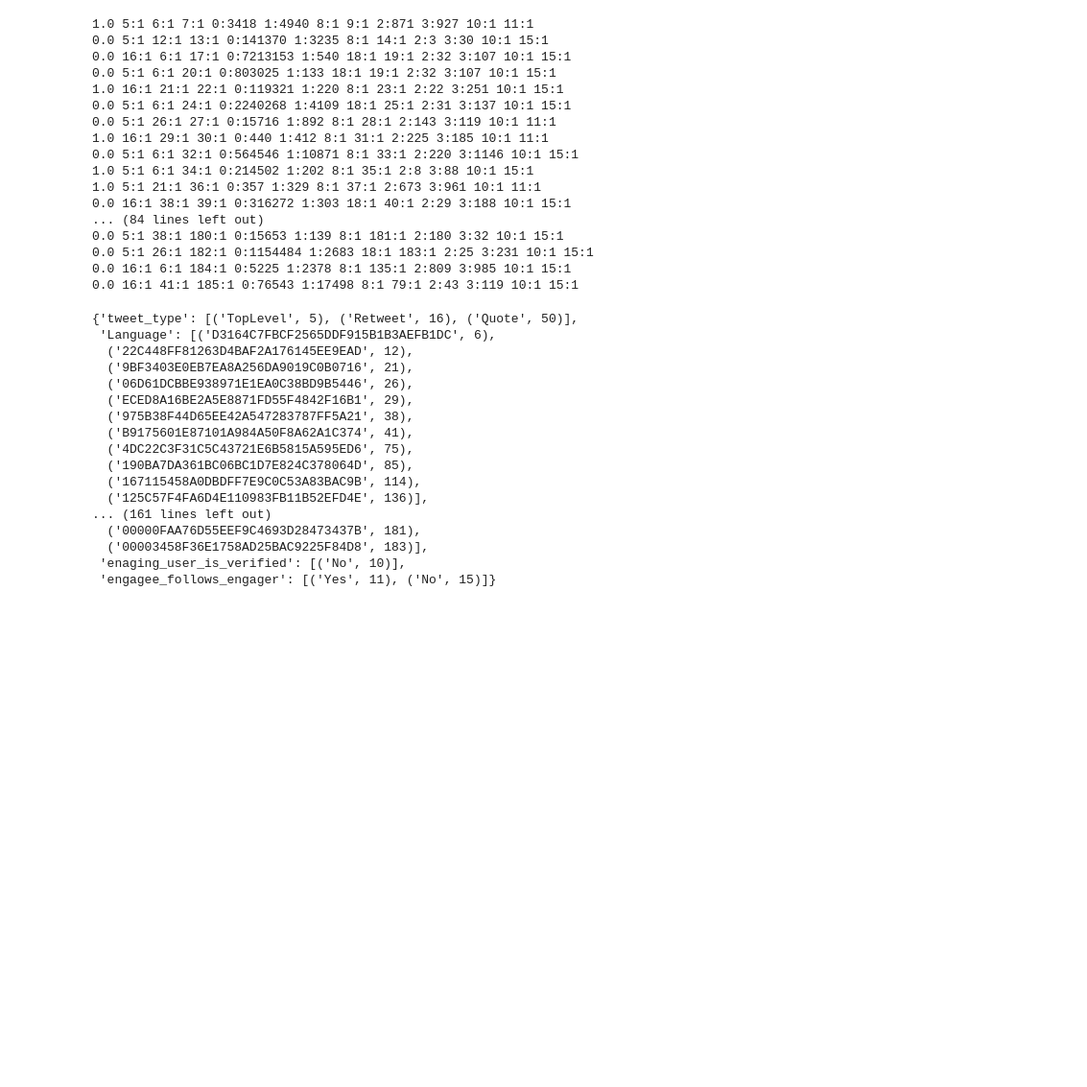
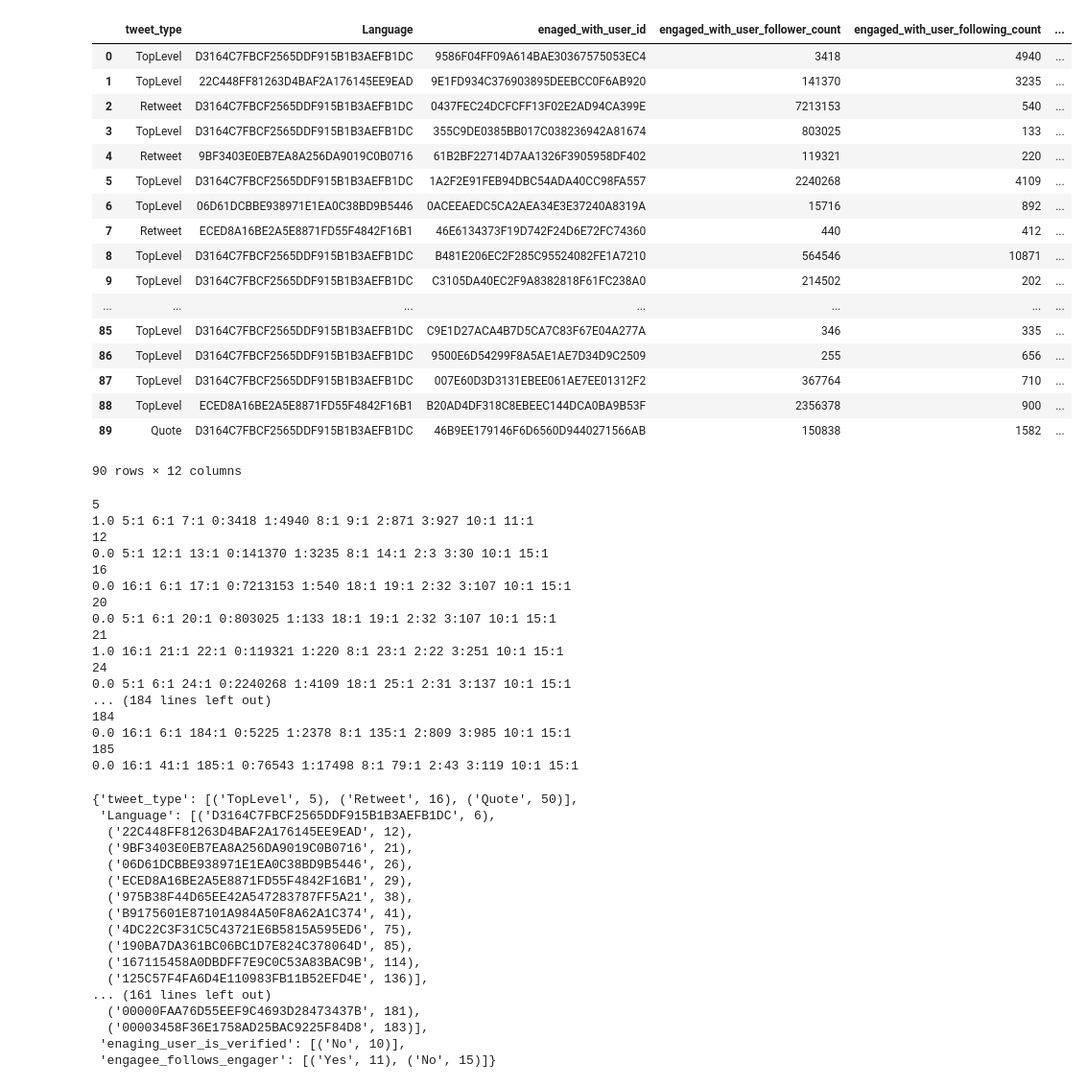
Before and after one commit to sumitsidana/recsys_challenge_2020, a Jupyter notebook: classification_type_models/create_libsvm_input.ipynb, the cells around one changed output. Shown at 96% size. Cells and saved outputs as stored; diff of their text form; code cells hidden in the pictures; blank space fills up the shorter version.

```diff
--- a/classification_type_models/create_libsvm_input.ipynb
+++ b/classification_type_models/create_libsvm_input.ipynb
@@ -65,31 +70,52 @@ def construct_line(row, columns, dtypes, string_dict, categorical_index, f_train
+# %%
+train_set
+# %% [output]
+|  | tweet_type | Language | enaged_with_user_id | engaged_with_user_follower_count | engaged_with_user_following_count | ... |
+| 0 | TopLevel | D3164C7FBCF2565DDF915B1B3AEFB1DC | 9586F04FF09A614BAE30367575053EC4 | 3418 | 4940 | ... |
+| 1 | TopLevel | 22C448FF81263D4BAF2A176145EE9EAD | 9E1FD934C376903895DEEBCC0F6AB920 | 141370 | 3235 | ... |
+| 2 | Retweet | D3164C7FBCF2565DDF915B1B3AEFB1DC | 0437FEC24DCFCFF13F02E2AD94CA399E | 7213153 | 540 | ... |
+| 3 | TopLevel | D3164C7FBCF2565DDF915B1B3AEFB1DC | 355C9DE0385BB017C038236942A81674 | 803025 | 133 | ... |
+| 4 | Retweet | 9BF3403E0EB7EA8A256DA9019C0B0716 | 61B2BF22714D7AA1326F3905958DF402 | 119321 | 220 | ... |
+| 5 | TopLevel | D3164C7FBCF2565DDF915B1B3AEFB1DC | 1A2F2E91FEB94DBC54ADA40CC98FA557 | 2240268 | 4109 | ... |
+| 6 | TopLevel | 06D61DCBBE938971E1EA0C38BD9B5446 | 0ACEEAEDC5CA2AEA34E3E37240A8319A | 15716 | 892 | ... |
+| 7 | Retweet | ECED8A16BE2A5E8871FD55F4842F16B1 | 46E6134373F19D742F24D6E72FC74360 | 440 | 412 | ... |
+| 8 | TopLevel | D3164C7FBCF2565DDF915B1B3AEFB1DC | B481E206EC2F285C95524082FE1A7210 | 564546 | 10871 | ... |
+| 9 | TopLevel | D3164C7FBCF2565DDF915B1B3AEFB1DC | C3105DA40EC2F9A8382818F61FC238A0 | 214502 | 202 | ... |
+| ... | ... | ... | ... | ... | ... | ... |
+| 85 | TopLevel | D3164C7FBCF2565DDF915B1B3AEFB1DC | C9E1D27ACA4B7D5CA7C83F67E04A277A | 346 | 335 | ... |
+| 86 | TopLevel | D3164C7FBCF2565DDF915B1B3AEFB1DC | 9500E6D54299F8A5AE1AE7D34D9C2509 | 255 | 656 | ... |
+| 87 | TopLevel | D3164C7FBCF2565DDF915B1B3AEFB1DC | 007E60D3D3131EBEE061AE7EE01312F2 | 367764 | 710 | ... |
+| 88 | TopLevel | ECED8A16BE2A5E8871FD55F4842F16B1 | B20AD4DF318C8EBEEC144DCA0BA9B53F | 2356378 | 900 | ... |
+| 89 | Quote | D3164C7FBCF2565DDF915B1B3AEFB1DC | 46B9EE179146F6D6560D9440271566AB | 150838 | 1582 | ... |
+90 rows × 12 columns
 # %%
 cnames_numerical = list(train_set.select_dtypes(exclude=['object', 'bool']).columns)
 categorical_index = len(cnames_numerical) # Categorical indices start from here.
 cnames_categorical = list(train_set.select_dtypes(include=['object', 'bool']).columns)
 string_dict = {k: [] for k in cnames_categorical}
 f_train_set = open("train_set.csv", 'a')
-train_set.apply(lambda x : construct_line(x, train_set.columns, train_set.dtypes, string_dict, categorical_index, f_train_set), axis = 1)
+train_set.apply(lambda x : construct_line(x, train_set.columns, train_set.dtypes, string_dict, f_train_set), axis = 1)
 f_train_set.close()
 f_val_set = open("val_set.csv", 'a')
-val_set.apply(lambda x : construct_line(x, val_set.columns, val_set.dtypes, string_dict, categorical_index, f_val_set), axis = 1)
+categorical_index = val_set.apply(lambda x : construct_line(x, val_set.columns, val_set.dtypes, string_dict, f_val_set), axis = 1)
 f_val_set.close()
 # %% [output]
+5
 1.0 5:1 6:1 7:1 0:3418 1:4940 8:1 9:1 2:871 3:927 10:1 11:1
+12
 0.0 5:1 12:1 13:1 0:141370 1:3235 8:1 14:1 2:3 3:30 10:1 15:1
+16
 0.0 16:1 6:1 17:1 0:7213153 1:540 18:1 19:1 2:32 3:107 10:1 15:1
+20
 0.0 5:1 6:1 20:1 0:803025 1:133 18:1 19:1 2:32 3:107 10:1 15:1
+21
 1.0 16:1 21:1 22:1 0:119321 1:220 8:1 23:1 2:22 3:251 10:1 15:1
+24
 0.0 5:1 6:1 24:1 0:2240268 1:4109 18:1 25:1 2:31 3:137 10:1 15:1
-0.0 5:1 26:1 27:1 0:15716 1:892 8:1 28:1 2:143 3:119 10:1 11:1
-1.0 16:1 29:1 30:1 0:440 1:412 8:1 31:1 2:225 3:185 10:1 11:1
-0.0 5:1 6:1 32:1 0:564546 1:10871 8:1 33:1 2:220 3:1146 10:1 15:1
-1.0 5:1 6:1 34:1 0:214502 1:202 8:1 35:1 2:8 3:88 10:1 15:1
-1.0 5:1 21:1 36:1 0:357 1:329 8:1 37:1 2:673 3:961 10:1 11:1
-0.0 16:1 38:1 39:1 0:316272 1:303 18:1 40:1 2:29 3:188 10:1 15:1
-... (84 lines left out)
-0.0 5:1 38:1 180:1 0:15653 1:139 8:1 181:1 2:180 3:32 10:1 15:1
-0.0 5:1 26:1 182:1 0:1154484 1:2683 18:1 183:1 2:25 3:231 10:1 15:1
+... (184 lines left out)
+184
 0.0 16:1 6:1 184:1 0:5225 1:2378 8:1 135:1 2:809 3:985 10:1 15:1
+185
 0.0 16:1 41:1 185:1 0:76543 1:17498 8:1 79:1 2:43 3:119 10:1 15:1
 # %%
 string_dict
```
Also changed, not shown: parts of 1 cell of this notebook.
